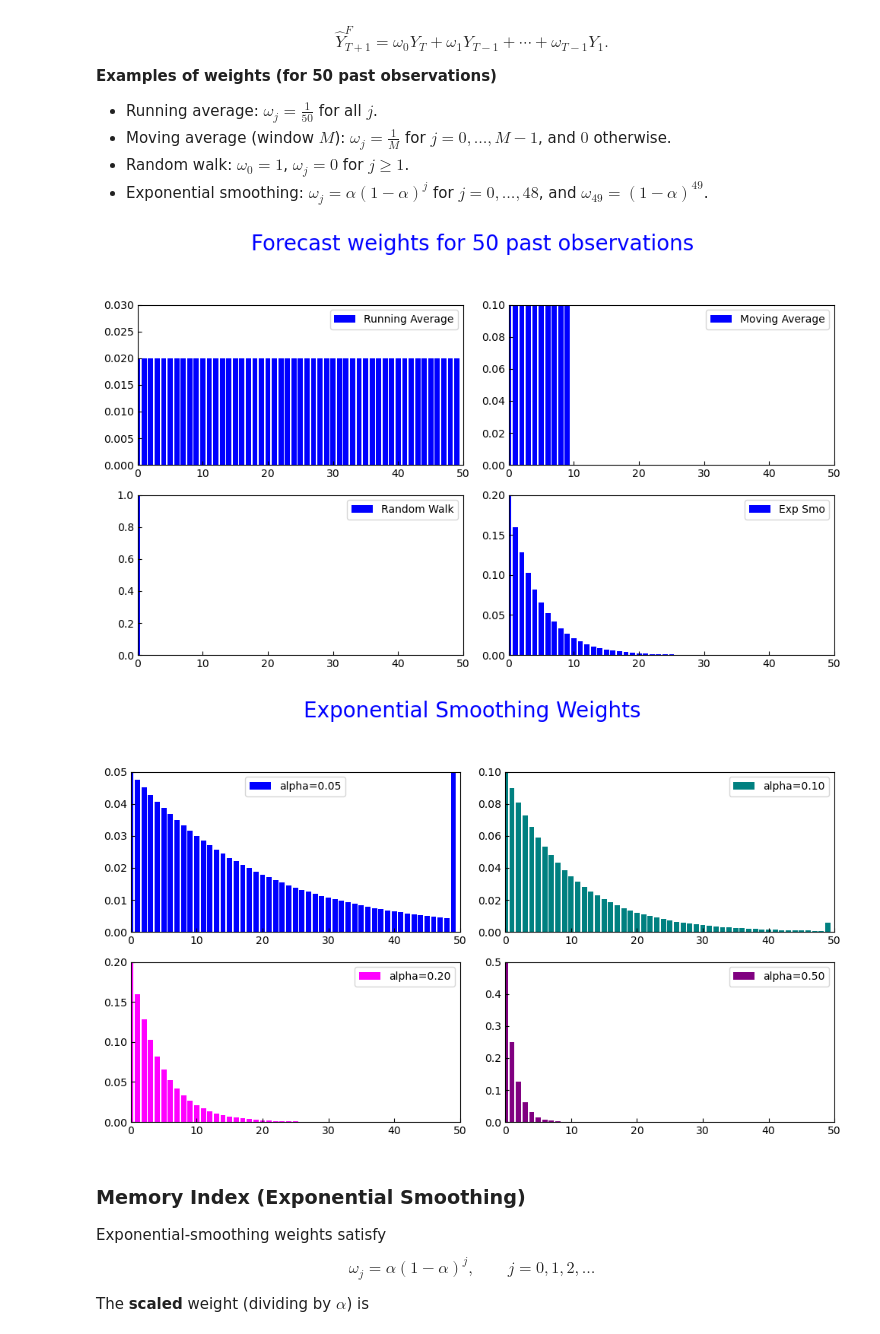
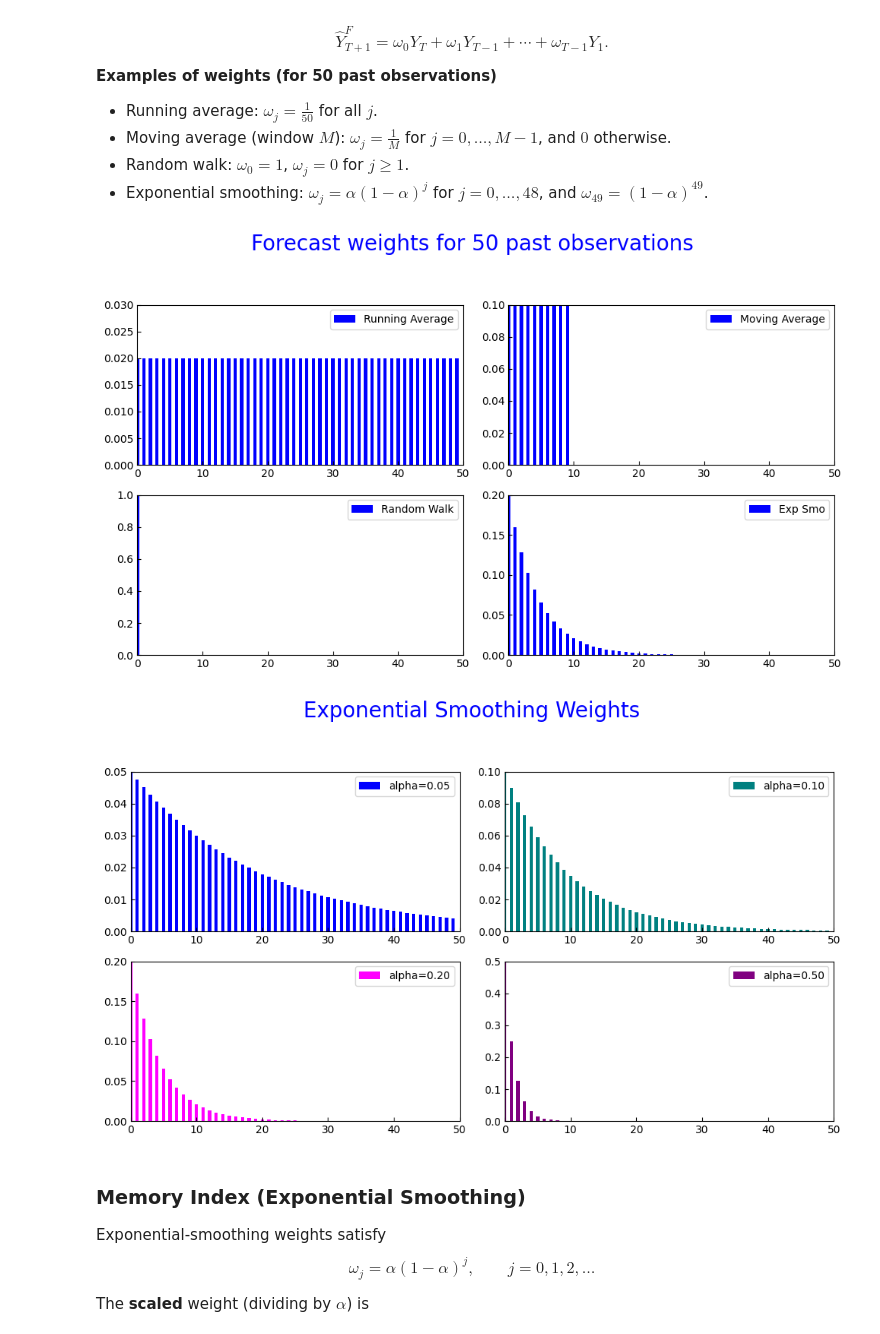
Before and after one commit to Yukisschu/forecasting_methods, a Jupyter notebook: AssignmentI/question_a.ipynb, the cells around one changed output. Cells and saved outputs as stored; diff of their text form; code cells hidden in the pictures.

```diff
--- a/AssignmentI/question_a.ipynb
+++ b/AssignmentI/question_a.ipynb
@@ -609,56 +609,56 @@ w_exp[-1] = (1 - alpha0) ** (T - 1)
 fig, axs = plt.subplots(2, 2, figsize=(10, 6))
 fig.suptitle("Forecast weights for 50 past observations", fontsize=20, color="blue")
 
-axs[0, 0].bar(j, w_run, color="blue")
+axs[0, 0].bar(j, w_run, width=0.5, color="blue")
 axs[0, 0].set_xlim(0, 50)
 axs[0, 0].set_ylim(0, 0.03)
 axs[0, 0].legend(["Running Average"], frameon=True)
 
-axs[0, 1].bar(j, w_mov, color="blue")
+axs[0, 1].bar(j, w_mov, width=0.5, color="blue")
 axs[0, 1].set_xlim(0, 50)
 axs[0, 1].set_ylim(0, 0.10)
 axs[0, 1].legend(["Moving Average"], frameon=True)
 
-axs[1, 0].bar(j, w_rw, color="blue")
+axs[1, 0].bar(j, w_rw, width=0.5, color="blue")
 axs[1, 0].set_xlim(0, 50)
 axs[1, 0].set_ylim(0, 1.00)
 axs[1, 0].legend(["Random Walk"], frameon=True)
 
-axs[1, 1].bar(j, w_exp, color="blue")
+axs[1, 1].bar(j, w_exp, width=0.5, color="blue")
 axs[1, 1].set_xlim(0, 50)
 axs[1, 1].set_ylim(0, 0.20)
 axs[1, 1].legend(["Exp Smo"], frameon=True)
 
 for ax in axs.ravel():
     ax.tick_params(direction="in")
     ax.grid(False)
 
 plt.tight_layout(rect=[0, 0, 1, 0.93])
 plt.show()
 
 # --- Figure 2: Exponential Smoothing Weights for different alpha ---
 alphas = [0.05, 0.10, 0.20, 0.50]
 ylims = [0.05, 0.10, 0.20, 0.50]
 colors = ["blue", "teal", "magenta", "purple"]
 
 fig, axs = plt.subplots(2, 2, figsize=(10, 6))
 fig.suptitle("Exponential Smoothing Weights", fontsize=20, color="blue")
 
 for ax, a, ylim, c in zip(axs.ravel(), alphas, ylims, colors):
     w = a * (1 - a) ** j
-    w[-1] = (1 - a) ** (T - 1)
-    ax.bar(j, w, color=c)
+    # w[-1] = (1 - a) ** (T - 1)
+    ax.bar(j, w, width=0.5, color=c)
     ax.set_xlim(0, 50)
     ax.set_ylim(0, ylim)
     ax.legend([f"alpha={a:.2f}"], frameon=True)
     ax.tick_params(direction="in")
     ax.grid(False)
 
 plt.tight_layout(rect=[0, 0, 1, 0.93])
 plt.show()
 # %% [output]
-[figure, old version]
+[figure, new version]
-[figure, old version]
+[figure, new version]
 # %% [markdown]
 ### Memory Index (Exponential Smoothing)
 
```
Also changed, not shown: parts of 11 cells of this notebook.
